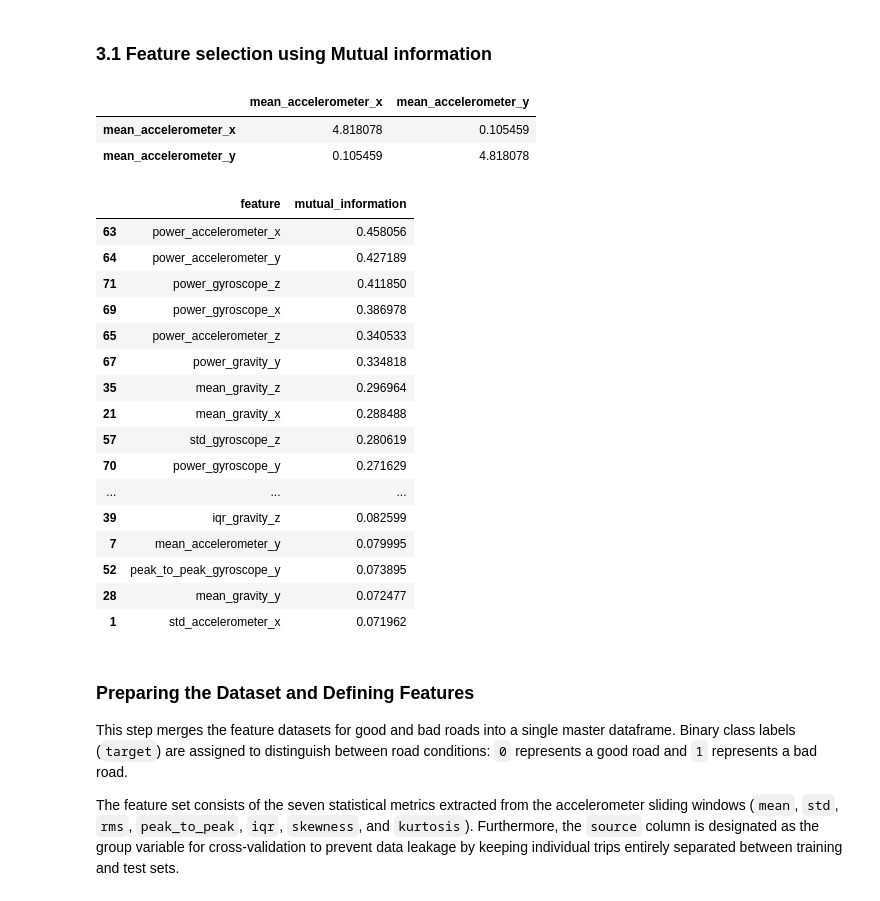
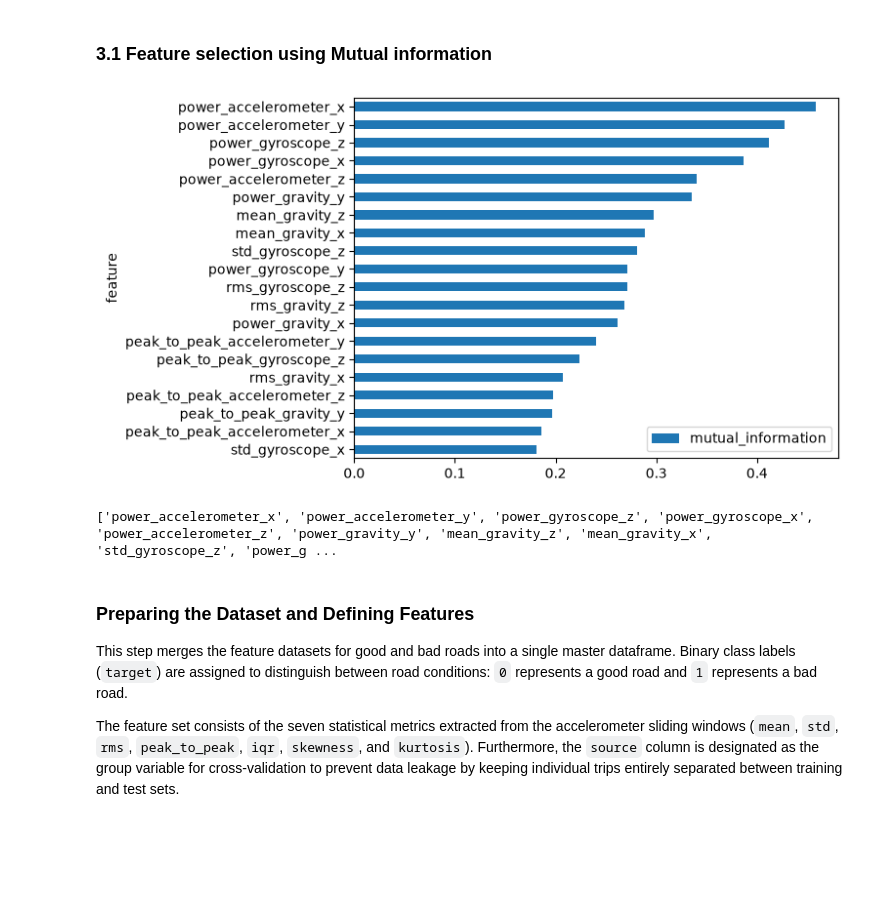
Before and after one commit to yoeri-stassen/5ARE0-cycling-assignment, a Jupyter notebook: Group13_cyclinglane_classifier.ipynb, the cells around one changed output. Saved outputs shown, nothing was run; the diff lists cells and outputs as text; code cells hidden in the pictures; blank space fills up the shorter version.

```diff
--- a/Group13_cyclinglane_classifier.ipynb
+++ b/Group13_cyclinglane_classifier.ipynb
@@ -341,82 +305,44 @@ print(features.head())
 ## 3. Feature selection
 # %% [markdown]
 ### 3.1 Feature selection using Mutual information
-# %%
-def mutual_info_matrix(feature_df, log_transform=True):
-    """
-    feature_df: rows = variables, columns = features (e.g. frequency bins).
-    Returns a symmetric MI matrix.
-    """
-    X = feature_df.copy()
-    if log_transform:
-        X = np.log1p(X)  # PSDs are heavy-tailed; log helps the KNN-based estimator
-
-    cols = X.index          # variables
-    n = len(cols)
-    mi_matrix = pd.DataFrame(np.zeros((n, n)), index=cols, columns=cols)
-
-    Xt = X.T  # rows = samples (windows), columns = variables
-
-    for target in cols:
-        y = X.loc[target].values
-        mi = mutual_info_regression(Xt.values, y, random_state=0)
-        mi_matrix.loc[:, target] = mi
-
-    # symmetrization by taking the average of the MI(X;Y) and MI(Y;X) estimates
-    mi_matrix = (mi_matrix + mi_matrix.T) / 2
-    return mi_matrix
-
-mi_mat = mutual_info_matrix(features[['mean_accelerometer_x', "mean_accelerometer_y"]].T)
-mi_mat
-# %% [output]
-|  | mean_accelerometer_x | mean_accelerometer_y |
-| mean_accelerometer_x | 4.818078 | 0.105459 |
-| mean_accelerometer_y | 0.105459 | 4.818078 |
 # %%
 X = features.drop(columns=[
     "window_start_idx",
     "window_end_idx",
     "source",
     "label",
     "raw_signal_accelerometer_x",
     "raw_signal_accelerometer_y",
     "raw_signal_accelerometer_z",
     "raw_signal_gravity_x",
     "raw_signal_gravity_y",
     "raw_signal_gravity_z",
     "raw_signal_gyroscope_x",
     "raw_signal_gyroscope_y",
     "raw_signal_gyroscope_z"
 ])
 
 y = features["label"]
 
 mi = mutual_info_classif(X, y)
 
 mi_df = pd.DataFrame({
     "feature": X.columns,
     "mutual_information": mi
 }).sort_values("mutual_information", ascending=False)
 
-mi_df.head(50)
+mi_df.nlargest(20, "mutual_information").sort_values("mutual_information").plot(
+    kind="barh",
+    x="feature",
+    y="mutual_information"
+)
+plt.show()
+
+feature_list = mi_df[mi_df["mutual_information"] > 0.1]["feature"]
+print(list(feature_list))
 # %% [output]
-|  | feature | mutual_information |
-| 63 | power_accelerometer_x | 0.458056 |
-| 64 | power_accelerometer_y | 0.427189 |
-| 71 | power_gyroscope_z | 0.411850 |
-| 69 | power_gyroscope_x | 0.386978 |
-| 65 | power_accelerometer_z | 0.340533 |
-| 67 | power_gravity_y | 0.334818 |
-| 35 | mean_gravity_z | 0.296964 |
-| 21 | mean_gravity_x | 0.288488 |
-| 57 | std_gyroscope_z | 0.280619 |
-| 70 | power_gyroscope_y | 0.271629 |
-| ... | ... | ... |
-| 39 | iqr_gravity_z | 0.082599 |
-| 7 | mean_accelerometer_y | 0.079995 |
-| 52 | peak_to_peak_gyroscope_y | 0.073895 |
-| 28 | mean_gravity_y | 0.072477 |
-| 1 | std_accelerometer_x | 0.071962 |
+[figure, added]
+['power_accelerometer_x', 'power_accelerometer_y', 'power_gyroscope_z', 'power_gyroscope_x', 'power_accelerometer_z', 'power_gravity_y', 'mean_gravity_z', 'mean_gravity_x', 'std_gyroscope_z', 'power_g ...
 # %% [markdown]
 ### Preparing the Dataset and Defining Features
 
```
Also changed, not shown: parts of 18 cells of this notebook.
